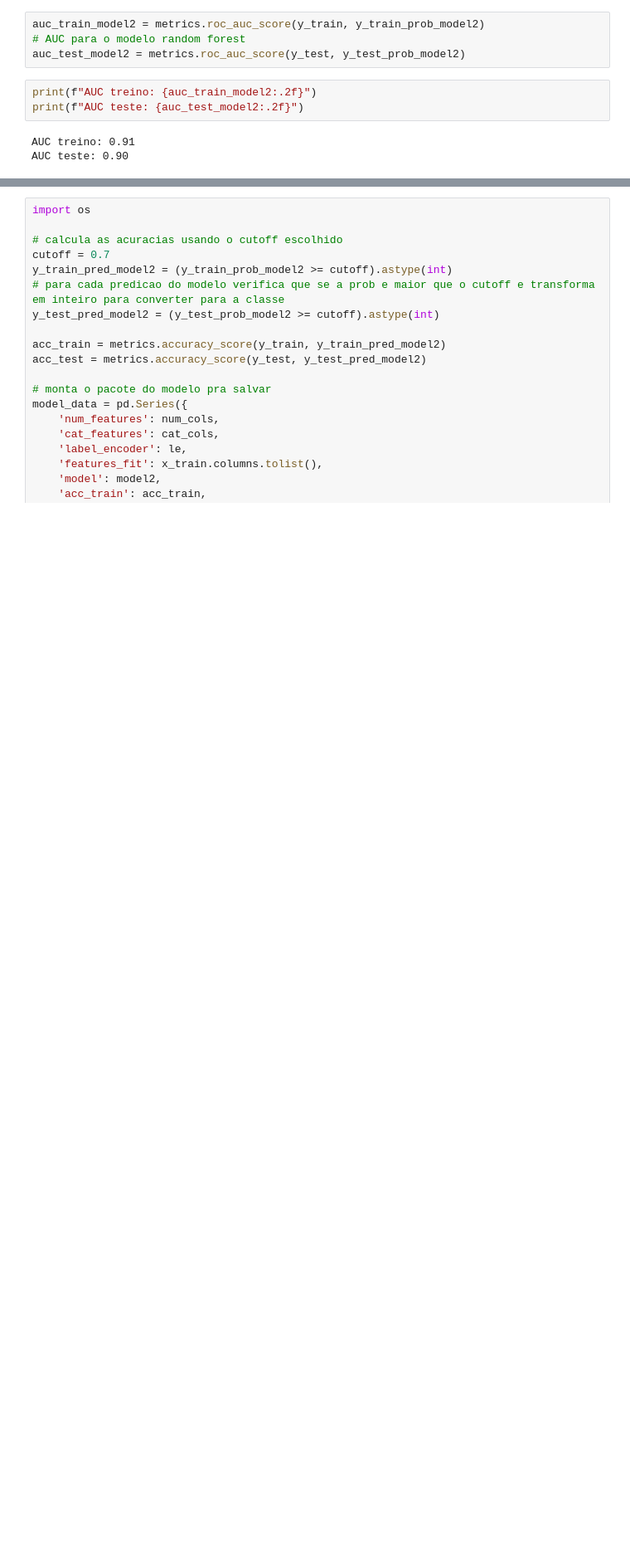
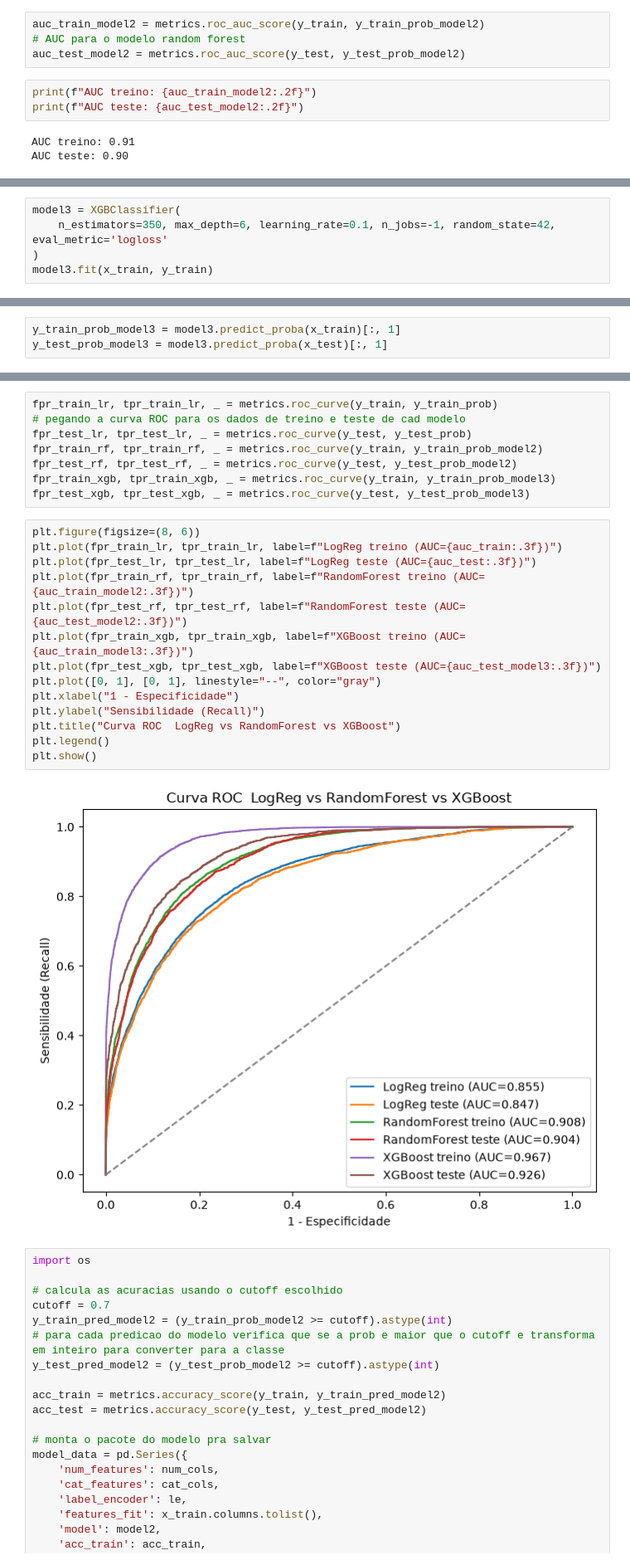
Before and after one commit to beuren33/Bootcamp-Aprendizado-de-Maquina-LAMIA, a Jupyter notebook: card-26/_pratice.ipynb, the cells around one changed output, grey strips where cells are left out. Shown at 83% size. Cells and saved outputs as stored; diff of their text form; blank space fills up the shorter version.

Commit message:
feat: card 26 new model and fix errors

```diff
--- a/card-26/_pratice.ipynb
+++ b/card-26/_pratice.ipynb
@@ -200,0 +182,5 @@ plt.show()
+# %%
+model3 = XGBClassifier(
+    n_estimators=350, max_depth=6, learning_rate=0.1, n_jobs=-1, random_state=42, eval_metric='logloss'
+)
+model3.fit(x_train, y_train)
@@ -200,0 +200,3 @@ plt.show()
+# %%
+y_train_prob_model3 = model3.predict_proba(x_train)[:, 1]
+y_test_prob_model3 = model3.predict_proba(x_test)[:, 1]
@@ -201,3 +212,27 @@ plt.show()
+# %%
+fpr_train_lr, tpr_train_lr, _ = metrics.roc_curve(y_train, y_train_prob)
+# pegando a curva ROC para os dados de treino e teste de cad modelo
+fpr_test_lr, tpr_test_lr, _ = metrics.roc_curve(y_test, y_test_prob)
+fpr_train_rf, tpr_train_rf, _ = metrics.roc_curve(y_train, y_train_prob_model2)
+fpr_test_rf, tpr_test_rf, _ = metrics.roc_curve(y_test, y_test_prob_model2)
+fpr_train_xgb, tpr_train_xgb, _ = metrics.roc_curve(y_train, y_train_prob_model3)
+fpr_test_xgb, tpr_test_xgb, _ = metrics.roc_curve(y_test, y_test_prob_model3)
+# %%
+plt.figure(figsize=(8, 6))
+plt.plot(fpr_train_lr, tpr_train_lr, label=f"LogReg treino (AUC={auc_train:.3f})")
+plt.plot(fpr_test_lr, tpr_test_lr, label=f"LogReg teste (AUC={auc_test:.3f})")
+plt.plot(fpr_train_rf, tpr_train_rf, label=f"RandomForest treino (AUC={auc_train_model2:.3f})")
+plt.plot(fpr_test_rf, tpr_test_rf, label=f"RandomForest teste (AUC={auc_test_model2:.3f})")
+plt.plot(fpr_train_xgb, tpr_train_xgb, label=f"XGBoost treino (AUC={auc_train_model3:.3f})")
+plt.plot(fpr_test_xgb, tpr_test_xgb, label=f"XGBoost teste (AUC={auc_test_model3:.3f})")
+plt.plot([0, 1], [0, 1], linestyle="--", color="gray")
+plt.xlabel("1 - Especificidade")
+plt.ylabel("Sensibilidade (Recall)")
+plt.title("Curva ROC  LogReg vs RandomForest vs XGBoost")
+plt.legend()
+plt.show()
+# %% [output]
+[figure, added]
 # %%
 import os
 
```
Also changed, not shown: parts of 24 cells of this notebook, 2 other files.
